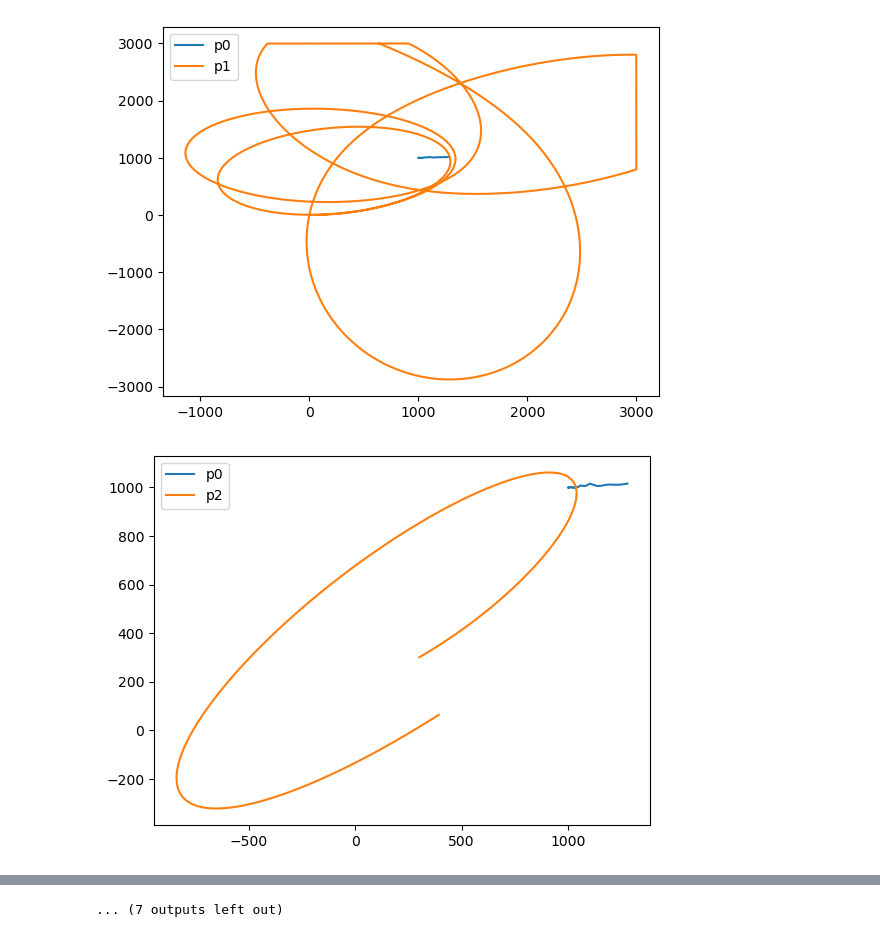
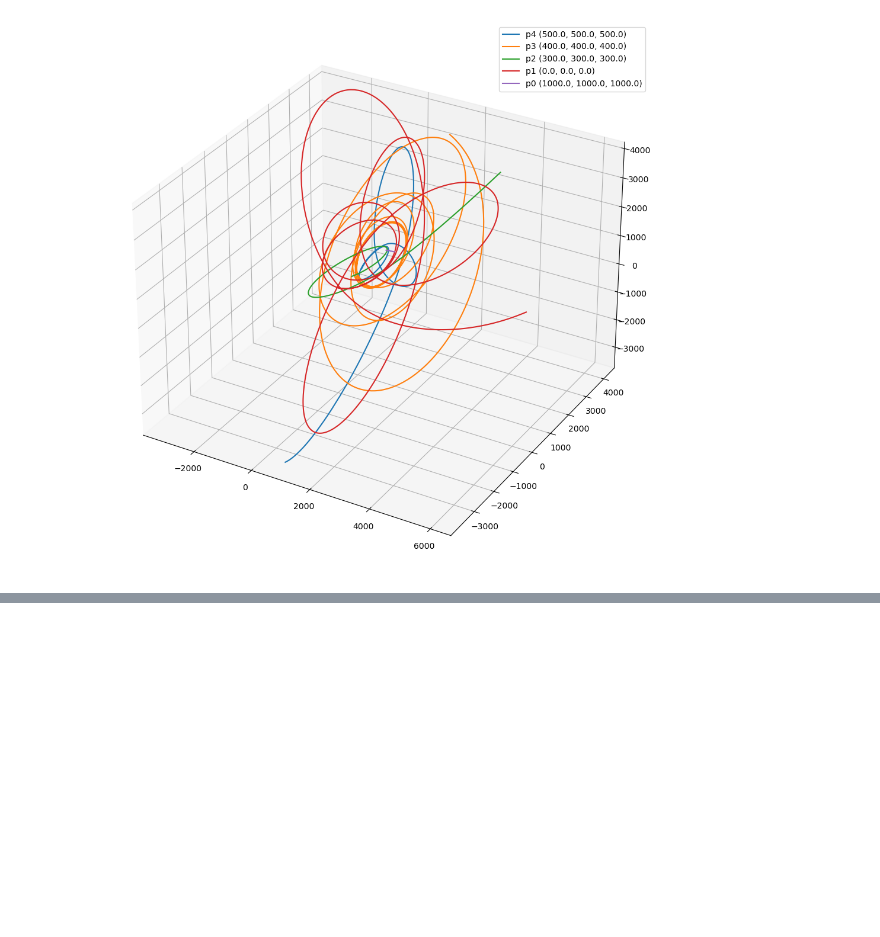
Before and after one commit to frefolli/rotatlon, a Jupyter notebook: Untitled.ipynb, the cells around one changed output, grey strips where cells are left out. Drawn from its saved outputs; the diff is of its cells as text; code cells hidden in the pictures; blank space fills up the shorter version.

```diff
--- a/Untitled.ipynb
+++ b/Untitled.ipynb
@@ -5,12 +5,16 @@ import pandas as pd
 df = pd.read_csv("output.csv")
 traces = list(df.groupby(df.particle))
 # %%
-for trace in traces[1:]:
-    plt.figure(trace[0])
-    plt.plot(traces[0][1][" px"], traces[0][1][" py"], label = "p%s" % traces[0][0])
-    plt.plot(trace[1][" px"], trace[1][" py"], label = "p%s" % trace[0])
-    plt.legend()
-    plt.show()
+plt.figure(1, figsize=(20,12))
+ax = plt.axes(projection='3d')
+
+for i in list(range(len(traces)))[::-1]:
+    pnt_x = list(traces[i][1][" px"])
+    pnt_y = list(traces[i][1][" py"])
+    pnt_z = list(traces[i][1][" py"])
+    ax.plot3D(pnt_x, pnt_y, pnt_z, label = "p%s (%s, %s, %s)" % (traces[i][0], pnt_x[0], pnt_y[0], pnt_z[0]))
+
+plt.legend()
+plt.show()
 # %% [output]
-[figure, old version]
+[figure, new version]
-[figure, removed]
@@ -27 +20,0 @@ for trace in traces[1:]:
-... (7 outputs left out)
```
Also changed, not shown: parts of 1 cell of this notebook, 4 other files.
